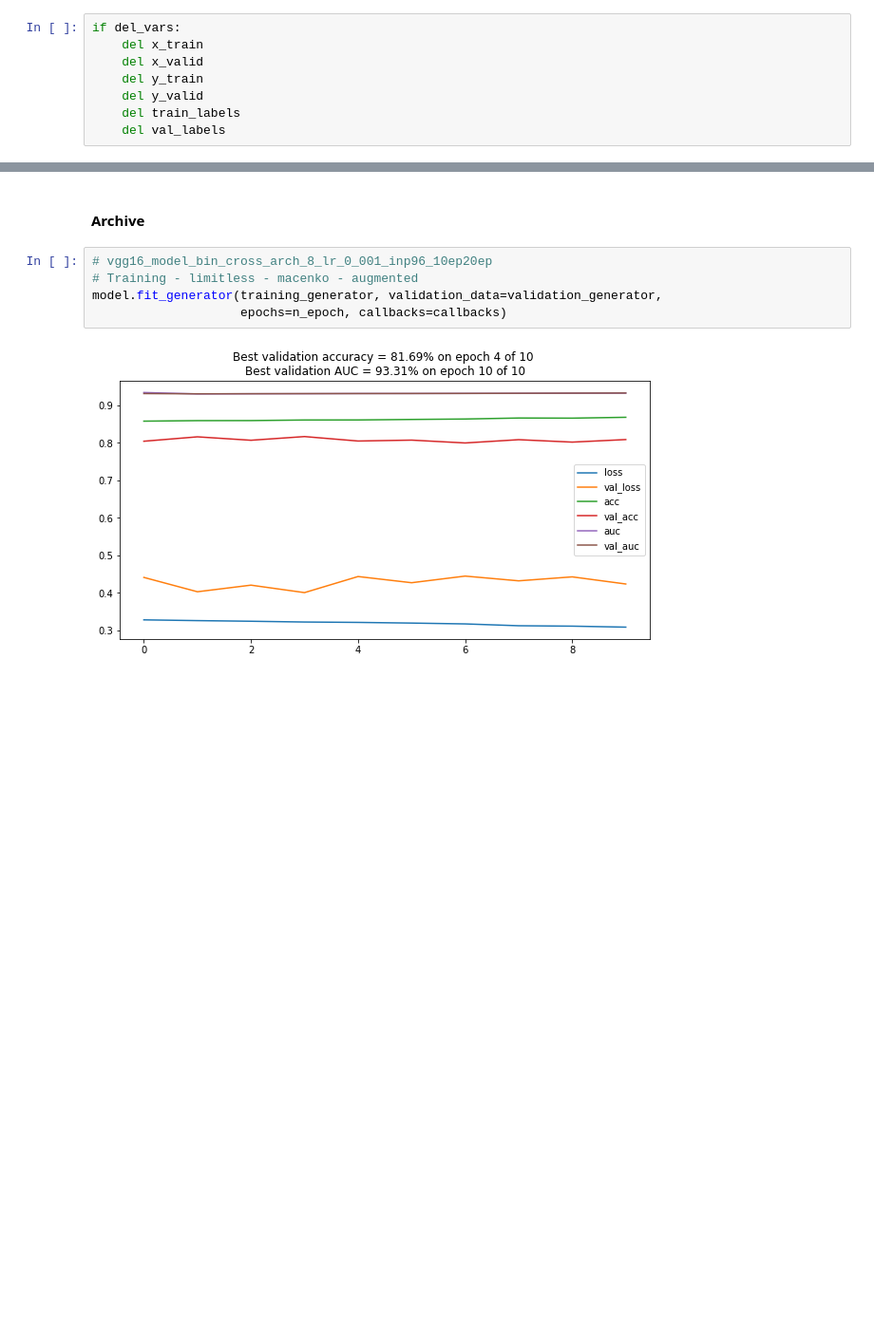
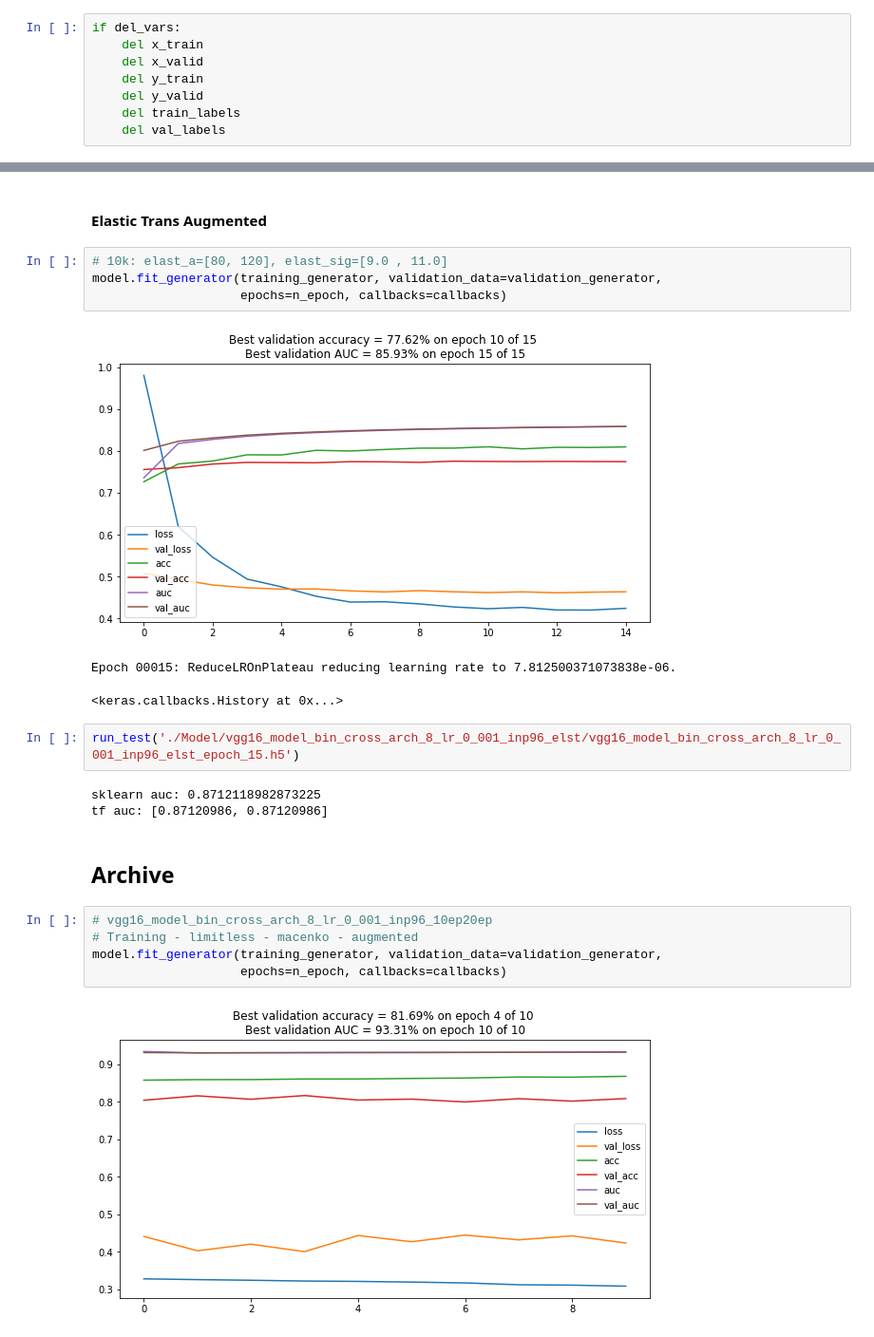
Before and after one commit to simgeekiz/PatchCamelyon, a Jupyter notebook: VGG16.ipynb, the cells around one changed output, grey strips where cells are left out. Shown at 95% size. Saved outputs shown, nothing was run; the diff lists cells and outputs as text; blank space fills up the shorter version.

```diff
--- a/VGG16.ipynb
+++ b/VGG16.ipynb
@@ -173,5 +257,20 @@ Epoch 1/10
+# %% [markdown]
+#### Elastic Trans Augmented
+# %%
+# 10k: elast_a=[80, 120], elast_sig=[9.0 , 11.0]
+model.fit_generator(training_generator, validation_data=validation_generator,
+                    epochs=n_epoch, callbacks=callbacks)
+# %% [output]
+[figure, added]
+Epoch 00015: ReduceLROnPlateau reducing learning rate to 7.812500371073838e-06.
+<keras.callbacks.History at 0x...>
+# %%
+run_test('./Model/vgg16_model_bin_cross_arch_8_lr_0_001_inp96_elst/vgg16_model_bin_cross_arch_8_lr_0_001_inp96_elst_epoch_15.h5')
+# %% [output]
+sklearn auc: 0.8712118982873225
+tf auc: [0.87120986, 0.87120986]
 # %% [markdown]
-#### Archive
+## Archive
 # %%
 # vgg16_model_bin_cross_arch_8_lr_0_001_inp96_10ep20ep
 # Training - limitless - macenko - augmented
```
Also changed, not shown: parts of 24 cells of this notebook, 12 other files.
